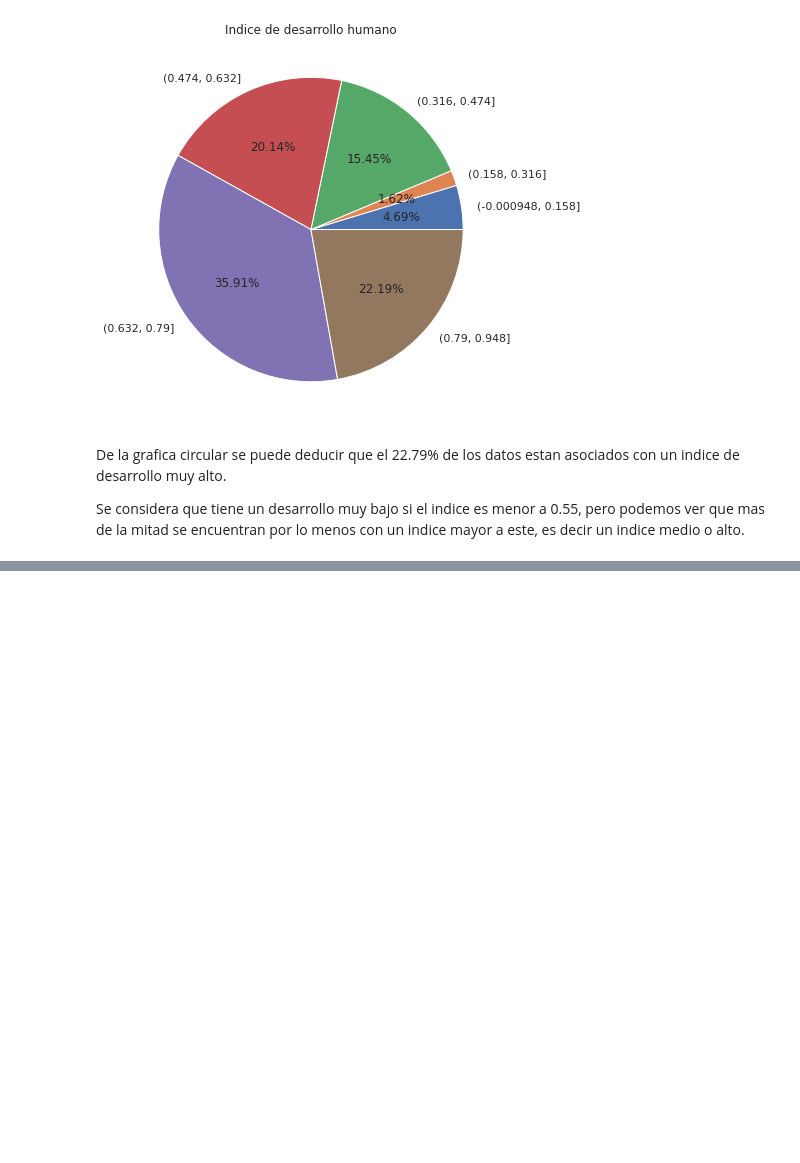
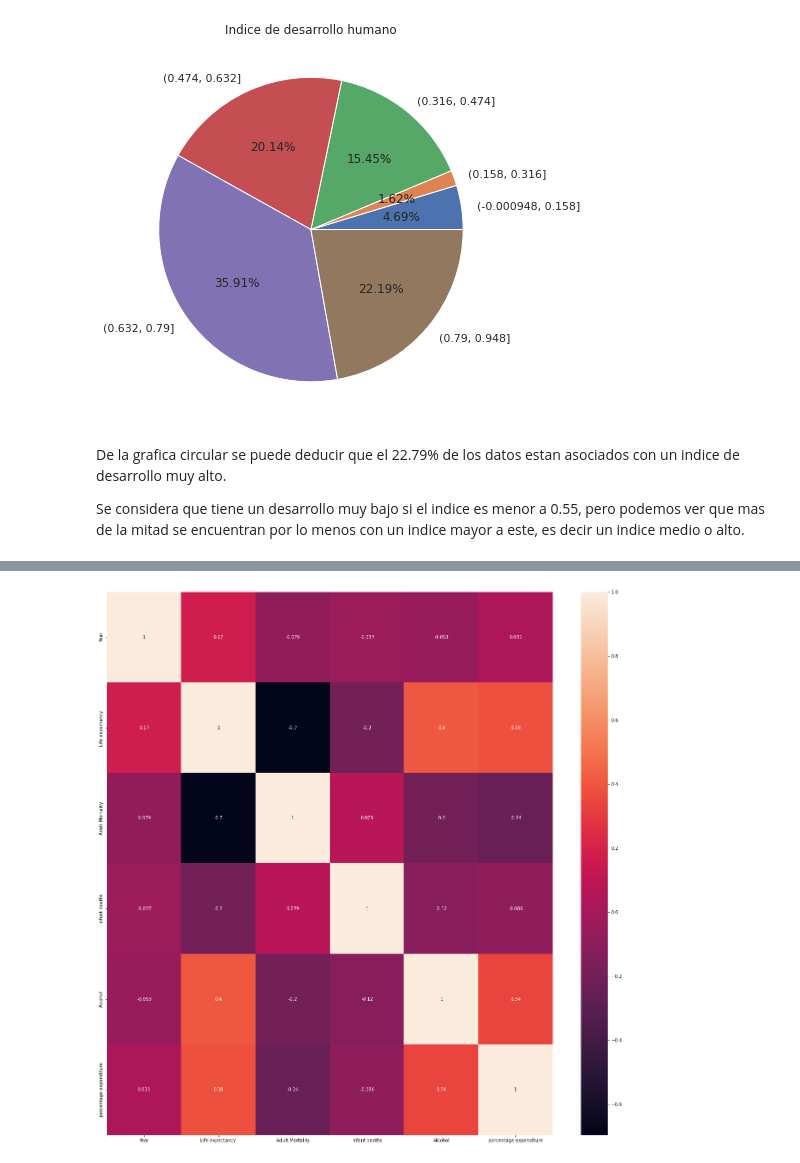
Before and after one commit to julianmoreno1123/Analitica-de-datos, a Jupyter notebook: Proyecto.ipynb, the cells around one changed output, grey strips where cells are left out. Saved outputs shown, nothing was run; the diff lists cells and outputs as text; code cells hidden in the pictures; blank space fills up the shorter version.

```diff
--- a/Proyecto.ipynb
+++ b/Proyecto.ipynb
@@ -422,3 +487,9 @@ plt.show()
 De la grafica circular se puede deducir que el 22.79% de los datos estan asociados con un indice de desarrollo muy alto.
 
 Se considera que tiene un desarrollo muy bajo si el indice es menor a 0.55, pero podemos ver que mas de la mitad se encuentran por lo menos con un indice mayor a este, es decir un indice medio o alto.
+# %%
+# remove _____ & write the appropriate function name and run the code
+
+corr_matrix = df.iloc[:,0:8].corr()
+
+corr_matrix
@@ -424,0 +504,10 @@ Se considera que tiene un desarrollo muy bajo si el indice es menor a 0.55, pero
+# %%
+# remove _____ & write the appropriate function name
+
+plt.figure(figsize=(22,22))
+sns.heatmap(corr_matrix, annot = True)
+
+# display the plot
+plt.show()
+# %% [output]
+[figure, added]
```
Also changed, not shown: parts of 23 cells of this notebook.
